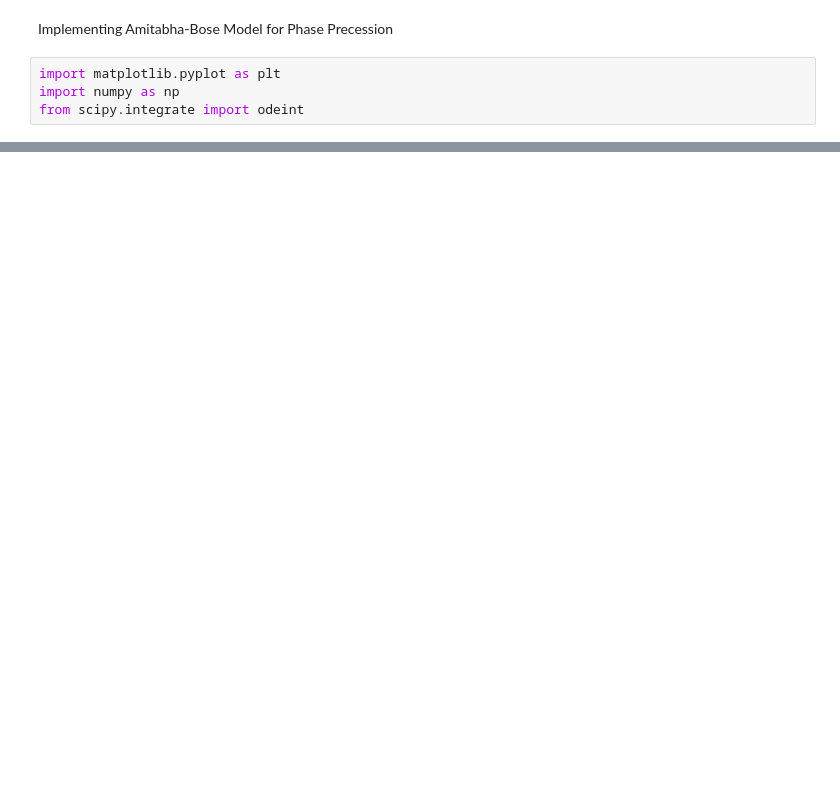
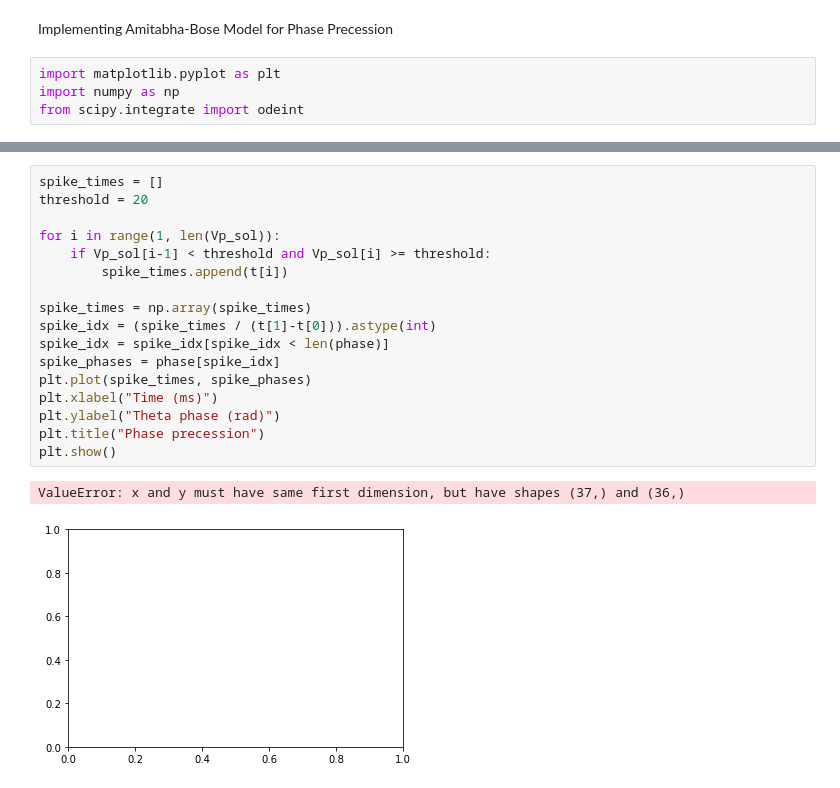
Before and after one commit to tiny-infinity/GridCellsTheta, a Jupyter notebook: amit_bose_diffeq.ipynb, the cells around one changed output, grey strips where cells are left out. Drawn from its saved outputs; the diff is of its cells as text; blank space fills up the shorter version.

```diff
--- a/amit_bose_diffeq.ipynb
+++ b/amit_bose_diffeq.ipynb
@@ -124,0 +156,20 @@ def dwp_dt(Vp):
+# %%
+spike_times = []
+threshold = 20
+
+for i in range(1, len(Vp_sol)):
+    if Vp_sol[i-1] < threshold and Vp_sol[i] >= threshold:
+        spike_times.append(t[i])
+
+spike_times = np.array(spike_times)
+spike_idx = (spike_times / (t[1]-t[0])).astype(int)
+spike_idx = spike_idx[spike_idx < len(phase)]
+spike_phases = phase[spike_idx]
+plt.plot(spike_times, spike_phases)
+plt.xlabel("Time (ms)")
+plt.ylabel("Theta phase (rad)")
+plt.title("Phase precession")
+plt.show()
+# %% [output]
+ValueError: x and y must have same first dimension, but have shapes (37,) and (36,)
+[figure, added]
```
Also changed, not shown: parts of 8 cells of this notebook.
